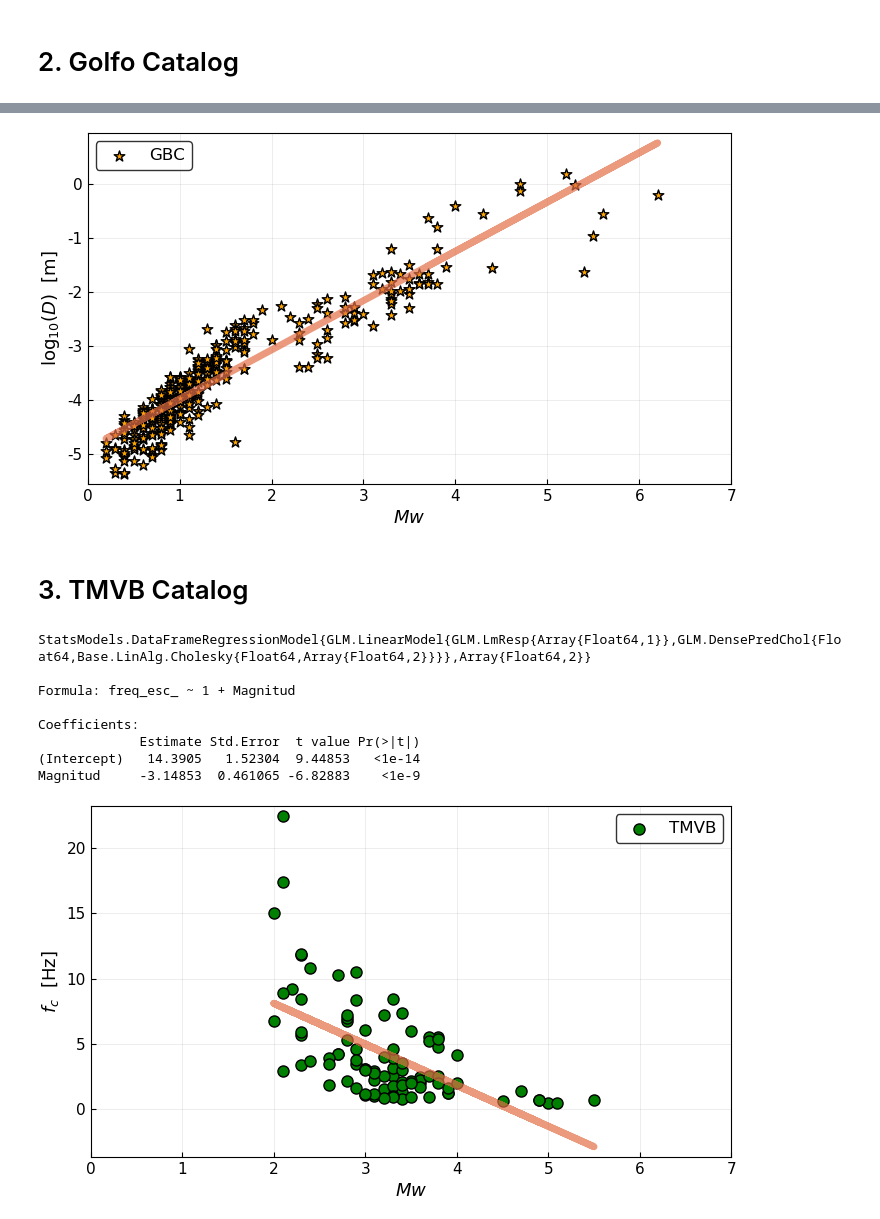
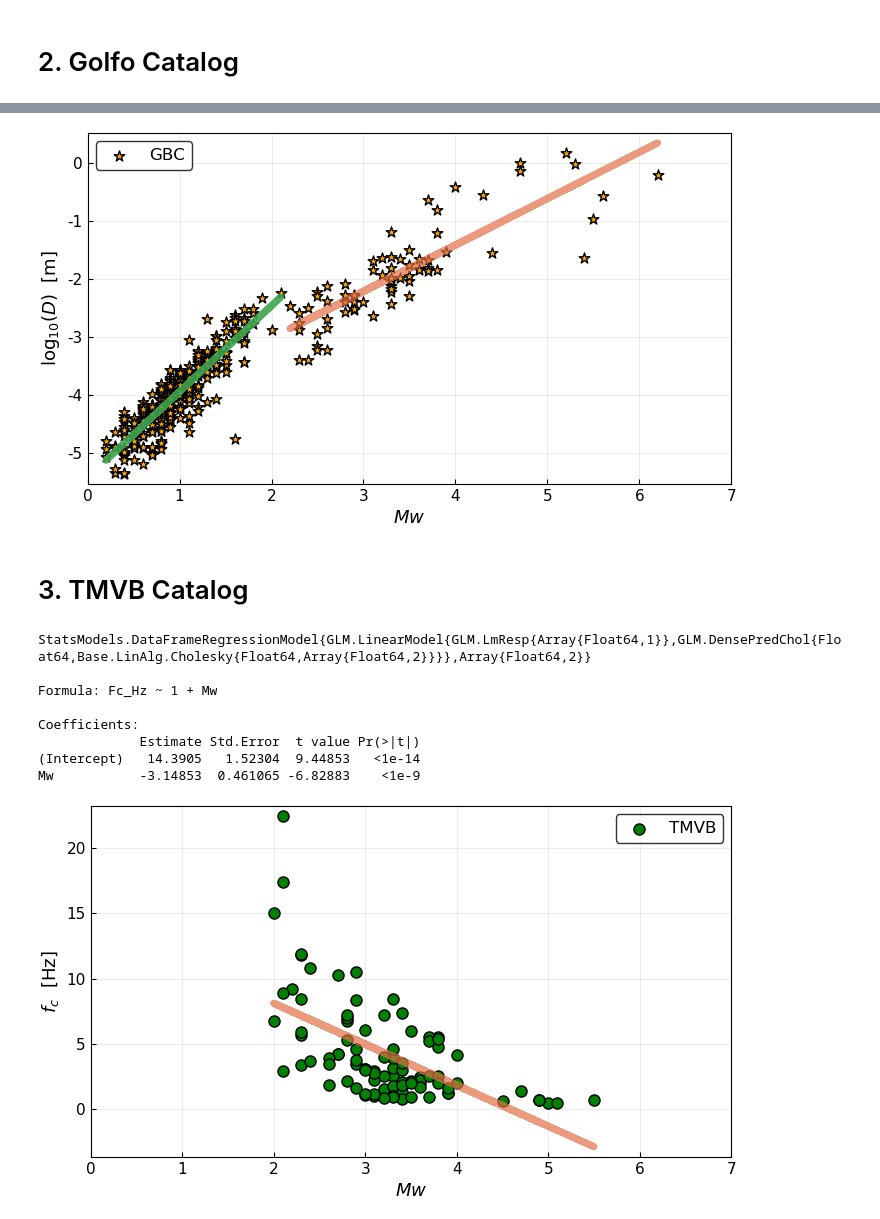
Before and after one commit to CGEOUNAM/MexicanEarthquakeDatabase, a Jupyter notebook: SubCatalog-Regression-Subplot.ipynb, the cells around one changed output, grey strips where cells are left out. Drawn from its saved outputs; the diff is of its cells as text; code cells hidden in the pictures.

```diff
--- a/SubCatalog-Regression-Subplot.ipynb
+++ b/SubCatalog-Regression-Subplot.ipynb
@@ -16,9 +17,9 @@ pyplot()
 # %% [output]
 Plots.PyPlotBackend()
 # %%
-DataGolfo = CSV.read("BMPF-14junio2017Golfo.csv");
-DataSUB = CSV.read("BMPF-14junio2017SUB.csv");
-DataTMVB = CSV.read("BMPF-14junio2017TMVB.csv");
+DataGolfo = CSV.read("BMPF-14junio2017GolfoNEW.csv");
+DataSUB = CSV.read("BMPF-14junio2017SUBNEW.csv");
+DataTMVB = CSV.read("BMPF-14junio2017TMVBNEW.csv");
 # %%
 display(DataGolfo)
 display(DataSUB)
@@ -237,5 +342,6 @@ plot!(xRGo,GolcorrRad,linewidth=5,linealpha=0.7,lab="")
 Golf2 = DataGolfo[(DataGolfo[:Displacement_m]) .> 0,:]; # Remove Despla <  0
 #Golf2[:LogD] = log10(Golf2[:Desplamiento]);
 Golf2[:LogD] = log10.(collect(skipmissing(Golf2[:Displacement_m])))
-ReGolMwD = fit(LinearModel,@formula(LogD ~ Mw),Golf2)
+golfoMw3 = Golf2[(Golf2[:Mw]) .>=2.14,:]; #Mw >= 2.14
+golfoMw4 = Golf2[(Golf2[:Mw]) .<2.14,:]; #Mw < 2.14
 #Repre = glm(@formula(SUB[:LogD]~SUB[:Magnitud]),SUB)
@@ -251,4 +359,4 @@ Magnitud     0.911625 0.0189118  48.2041   <1e-99
 # %%
 GolMwD(x)=coef(ReGolMwD)[2] * x + coef(ReGolMwD)[1];
-xDGo = Golf2[:Mw];
+xDGo = golfoMw3[:Mw];
 GolcorrD = GolMwD(xDGo);
@@ -255,26 +374,32 @@ GolcorrD = GolMwD(xDGo);
+# %%
+GolMwD2(x)=coef(ReGolMwD2)[2] * x + coef(ReGolMwD2)[1];
+xDGo2 = golfoMw4[:Mw];
+GolcorrD2 = GolMwD2(xDGo2);
 # %%
 scatter((Golf2[:Mw]),(Golf2[:LogD]),m=(8,:star5,:orange),lab=golf,
     xlabel=L"$Mw$", ylabel=L"$\log_{10} (D)$  [m]",xlims=(0,7),xticks=(0:1:7),size=(700,400),box=:true,
 legendfont=Plots.font("Helvetica",12),
 xtickfont=Plots.font("Helvetica",11),
 ytickfont=Plots.font("Helvetica",11),
 guidefont=Plots.font("Helvetica",13))
 plot!(xDGo,GolcorrD,linewidth=5,linealpha=0.7,lab="")
+plot!(xDGo2,GolcorrD2,linewidth=5,linealpha=0.9,lab="")
+#PyPlot.savefig("MwvsDRegressGolfo.pdf",dpi=400)
 # %% [output]
-[figure, old version]
+[figure, new version]
 # %% [markdown]
 # 3. TMVB Catalog
 # %%
-ReTMVBMwFc = fit(LinearModel,@formula(fc_Hz ~ Mw),TMVB)
+ReTMVBMwFc = fit(LinearModel,@formula(Fc_Hz ~ Mw),TMVB)
 # %% [output]
 StatsModels.DataFrameRegressionModel{GLM.LinearModel{GLM.LmResp{Array{Float64,1}},GLM.DensePredChol{Float64,Base.LinAlg.Cholesky{Float64,Array{Float64,2}}}},Array{Float64,2}}
 
-Formula: freq_esc_ ~ 1 + Magnitud
+Formula: Fc_Hz ~ 1 + Mw
 
 Coefficients:
              Estimate Std.Error  t value Pr(>|t|)
 (Intercept)   14.3905   1.52304  9.44853   <1e-14
-Magnitud     -3.14853  0.461065 -6.82883    <1e-9
+Mw           -3.14853  0.461065 -6.82883    <1e-9
 # %%
 TMVBMwfc(x)=coef(ReTMVBMwFc)[2] * x + coef(ReTMVBMwFc)[1];
 xFtm = TMVB[:Mw];
```
Also changed, not shown: parts of 43 cells of this notebook, 2 other files.
